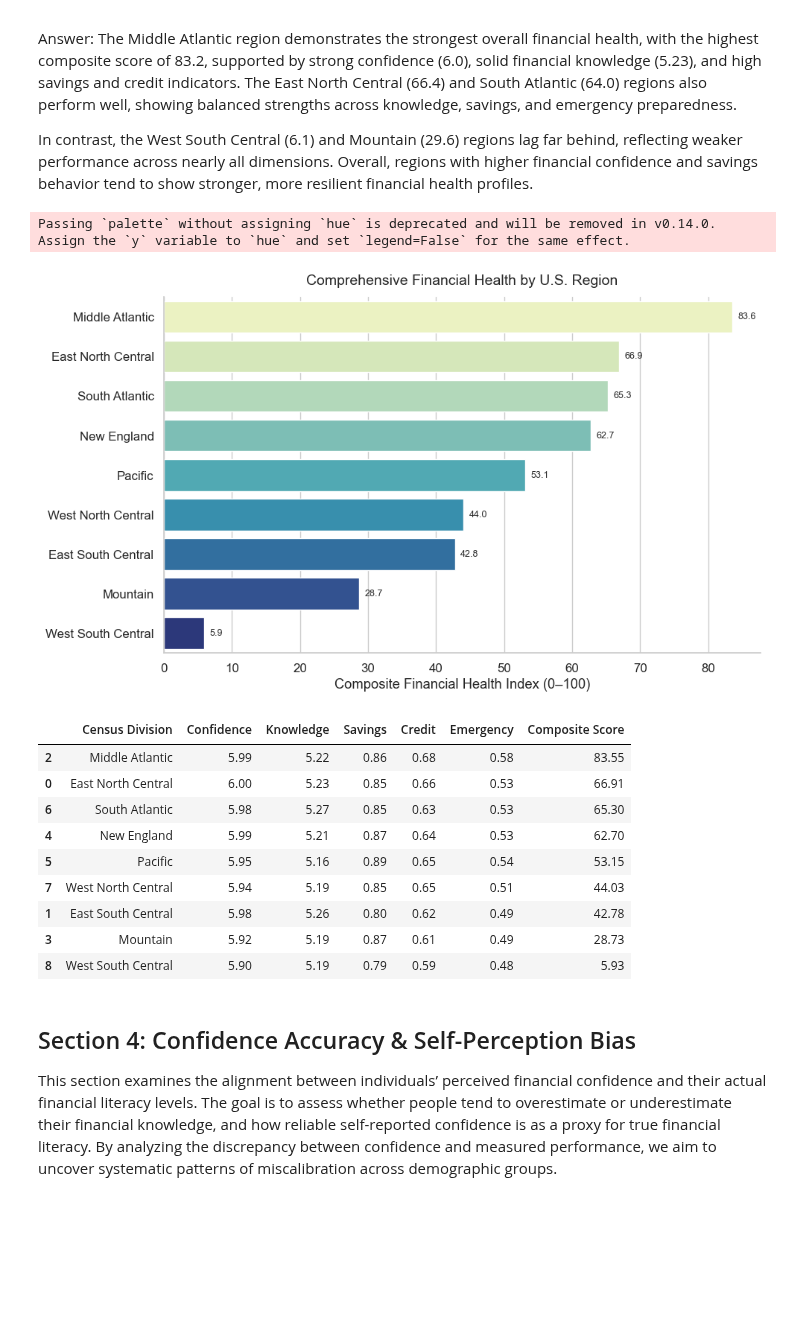
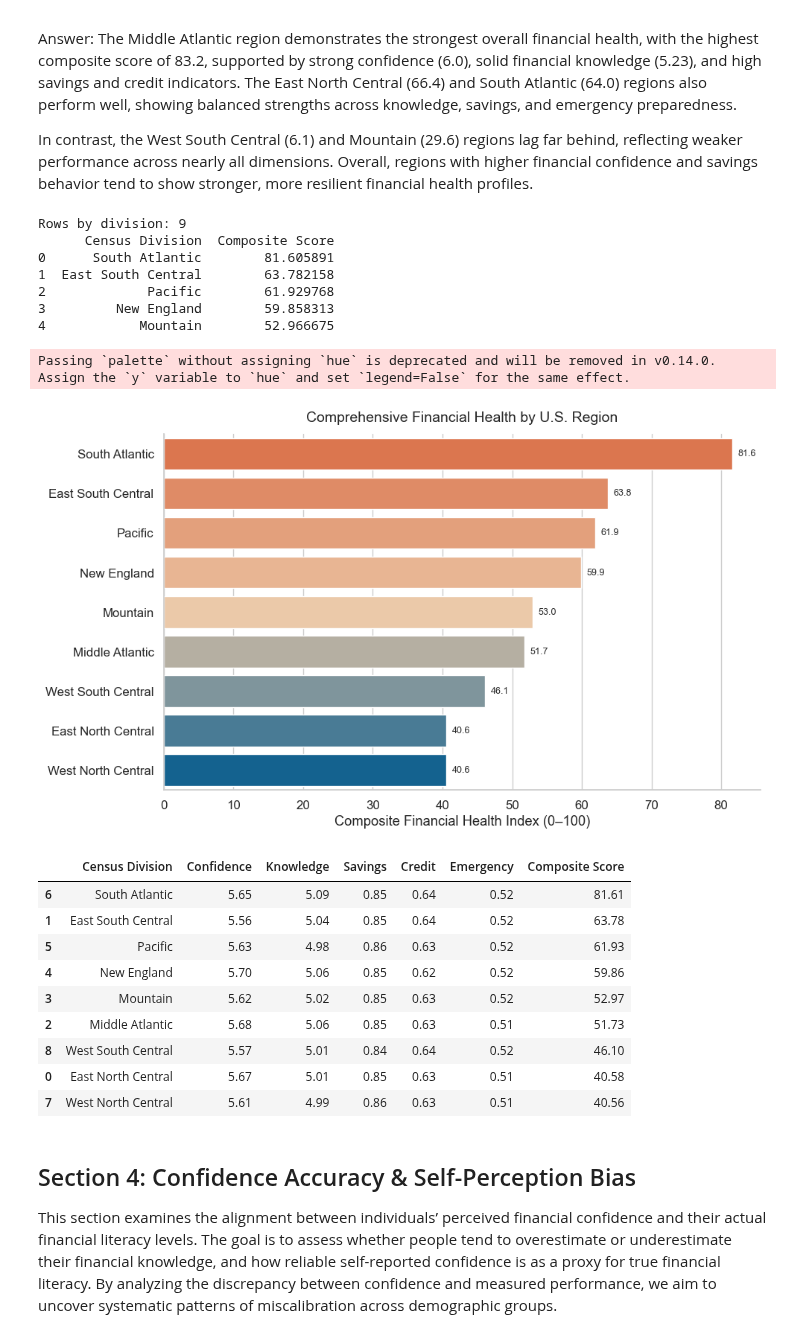
Before and after one commit to Fasty8/ba780-fall25-a08, a Jupyter notebook: FINRA National Financial Capability Study/yinyue_Visualizations.ipynb, the cells around one changed output. Saved outputs shown, nothing was run; the diff lists cells and outputs as text; code cells hidden in the pictures; blank space fills up the shorter version.

```diff
--- a/FINRA National Financial Capability Study/yinyue_Visualizations.ipynb
+++ b/FINRA National Financial Capability Study/yinyue_Visualizations.ipynb
@@ -1423,24 +1424,26 @@ cols = [
 ]
 d = df[cols].copy()
 
-# Likert (confidence) → numeric 1–7
-likert_map = {
-    "Strongly disagree": 1, "Moderately disagree": 2, "Slightly disagree": 3,
-    "Neither agree nor disagree": 4, "Slightly agree": 5,
-    "Moderately agree": 6, "Strongly agree": 7
+# Likert (confidence) → numeric 1–7 (robust lowercase map)
+conf_raw = (
+    d["Financial Confidence"].astype(str).str.strip().str.lower()
+      .replace({"strongerly disagree": "strongly disagree"})  # common typo
+)
+likert_map_lc = {
+    "strongly disagree": 1, "moderately disagree": 2, "slightly disagree": 3,
+    "neither agree nor disagree": 4, "slightly agree": 5,
+    "moderately agree": 6, "strongly agree": 7
 }
-d["Financial Confidence (num)"] = d["Financial Confidence"].replace(likert_map)
-d["Financial Confidence (num)"] = pd.to_numeric(d["Financial Confidence (num)"], errors="coerce")
+d["Financial Confidence (num)"] = conf_raw.map(likert_map_lc)
 
 # Knowledge → numeric (1–7)
 d["Financial Knowledge (num)"] = pd.to_numeric(d["Financial Knowledge"], errors="coerce")
 
 # Helper: binarize Yes/No safely (others → NaN)
 def binarize_yes_no(s: pd.Series) -> pd.Series:
-    yn_map = {"Yes": 1, "No": 0, "Y": 1, "N": 0}
-    s = s.astype(str).str.strip()
-    s = s.replace(yn_map)
-    return pd.to_numeric(s, errors="coerce")  # non-Yes/No (e.g., 'Prefer not to say') → NaN
+    yn_map = {"yes": 1, "no": 0, "y": 1, "n": 0, 1: 1, 0: 0, True: 1, False: 0}
+    s2 = np.where(s.apply(lambda x: isinstance(x, str)), s.astype(str).str.strip().str.lower(), s)
+    return pd.Series(s2).map(yn_map).astype("float")
 
 d["Savings Account (bin)"] = binarize_yes_no(d["Savings Account"])
 d["Overdraw (bin)"] = binarize_yes_no(d["Overdraw"])
@@ -1455,16 +1458,9 @@ needed = [
 d = d.dropna(subset=needed)
 
 # --- Step 2: Build component scores ---
-# Savings score: has a savings account (1 good)
-d["Savings (score)"] = d["Savings Account (bin)"].astype(float)
-
-# Credit score: good = NOT overdrawing AND NOT paying revolving interest
-d["Credit (score)"] = (
-    (1 - d["Overdraw (bin)"].astype(float)) + (1 - d["Credit Card Balance Interest (bin)"].astype(float))
-) / 2.0
-
-# Emergency preparedness score
-d["Emergency (score)"] = d["Emergency Funds (bin)"].astype(float)
+d["Savings (score)"] = d["Savings Account (bin)"]
+d["Credit (score)"] = (1 - d["Overdraw (bin)"] + 1 - d["Credit Card Balance Interest (bin)"]) / 2.0
+d["Emergency (score)"] = d["Emergency Funds (bin)"]
 
 # --- Step 3: Aggregate by region, normalize each component (0–1), build composite (0–100) ---
 region_means = (
@@ -1485,58 +1481,73 @@ scaled_df = pd.DataFrame(scaled, columns=[c + " (scaled)" for c in to_scale])
 
 region_health = pd.concat([region_means[["Census Division"]], scaled_df], axis=1)
 region_health["Composite Score"] = scaled_df.mean(axis=1) * 100
-region_health = region_health.sort_values("Composite Score", ascending=False)
+region_health = region_health.sort_values("Composite Score", ascending=False).reset_index(drop=True)
+
+# --- Step 3.5 (debug): make sure we have data
+print("Rows by division:", len(region_health))
+print(region_health[["Census Division", "Composite Score"]].head(), "\n")
 
 # --- Step 4: Visualize ranking (horizontal bar chart) ---
 sns.set(style="whitegrid", font_scale=1.1)
 fig, ax = plt.subplots(figsize=(10, 6))
 
+# Convert your colormap into a list of N colors (one per bar)
+n = len(region_health)
+palette = [sunset_orange_blue(i / max(1, n - 1)) for i in range(n)]
+
 sns.barplot(
     data=region_health,
     y="Census Division", x="Composite Score",
-    palette="YlGnBu", ax=ax
+    palette=palette, ax=ax
 )
 
 # Annotate bars
 for i, v in enumerate(region_health["Composite Score"]):
     ax.text(v + 0.8, i, f"{v:.1f}", va="center", fontsize=9)
 
 # --- Step 5: Titles & labels ---
 ax.set_title("Comprehensive Financial Health by U.S. Region", fontsize=14, pad=12)
 ax.set_xlabel("Composite Financial Health Index (0–100)")
 ax.set_ylabel("")
 sns.despine()
 plt.tight_layout()
 plt.show()
 
 # --- Optional: tidy table with raw means + composite ---
 pretty = (
     region_means
       .merge(region_health[["Census Division", "Composite Score"]], on="Census Division")
       .rename(columns={
           "Financial Confidence (num)": "Confidence",
           "Financial Knowledge (num)": "Knowledge",
           "Savings (score)": "Savings",
           "Credit (score)": "Credit",
           "Emergency (score)": "Emergency"
       })
       .sort_values("Composite Score", ascending=False)
       .round(2)
 )
 display(pretty)
 # %% [output]
-Passing `palette` without assigning `hue` is deprecated and will be removed in v0.14.0. Assign the `y` variable to `hue` and set `legend=False` for the same effect.
+Rows by division: 9
+      Census Division  Composite Score
+0      South Atlantic        81.605891
+1  East South Central        63.782158
+2             Pacific        61.929768
+3         New England        59.858313
+4            Mountain        52.966675
+Passing `palette` without assigning `hue` is deprecated and will be removed in v0.14.0. Assign the `y` variable to `hue` and set `legend=False` for the same effect.
-[figure, old version]
+[figure, new version]
 |  | Census Division | Confidence | Knowledge | Savings | Credit | Emergency | Composite Score |
-| 2 | Middle Atlantic | 5.99 | 5.22 | 0.86 | 0.68 | 0.58 | 83.55 |
-| 0 | East North Central | 6.00 | 5.23 | 0.85 | 0.66 | 0.53 | 66.91 |
-| 6 | South Atlantic | 5.98 | 5.27 | 0.85 | 0.63 | 0.53 | 65.30 |
-| 4 | New England | 5.99 | 5.21 | 0.87 | 0.64 | 0.53 | 62.70 |
-| 5 | Pacific | 5.95 | 5.16 | 0.89 | 0.65 | 0.54 | 53.15 |
-| 7 | West North Central | 5.94 | 5.19 | 0.85 | 0.65 | 0.51 | 44.03 |
-| 1 | East South Central | 5.98 | 5.26 | 0.80 | 0.62 | 0.49 | 42.78 |
-| 3 | Mountain | 5.92 | 5.19 | 0.87 | 0.61 | 0.49 | 28.73 |
-| 8 | West South Central | 5.90 | 5.19 | 0.79 | 0.59 | 0.48 | 5.93 |
+| 6 | South Atlantic | 5.65 | 5.09 | 0.85 | 0.64 | 0.52 | 81.61 |
+| 1 | East South Central | 5.56 | 5.04 | 0.85 | 0.64 | 0.52 | 63.78 |
+| 5 | Pacific | 5.63 | 4.98 | 0.86 | 0.63 | 0.52 | 61.93 |
+| 4 | New England | 5.70 | 5.06 | 0.85 | 0.62 | 0.52 | 59.86 |
+| 3 | Mountain | 5.62 | 5.02 | 0.85 | 0.63 | 0.52 | 52.97 |
+| 2 | Middle Atlantic | 5.68 | 5.06 | 0.85 | 0.63 | 0.51 | 51.73 |
+| 8 | West South Central | 5.57 | 5.01 | 0.84 | 0.64 | 0.52 | 46.10 |
+| 0 | East North Central | 5.67 | 5.01 | 0.85 | 0.63 | 0.51 | 40.58 |
+| 7 | West North Central | 5.61 | 4.99 | 0.86 | 0.63 | 0.51 | 40.56 |
 # %% [markdown]
 ## Section 4: Confidence Accuracy & Self-Perception Bias
 This section examines the alignment between individuals’ perceived financial confidence and their actual financial literacy levels.
```
Also changed, not shown: parts of 11 cells of this notebook.
